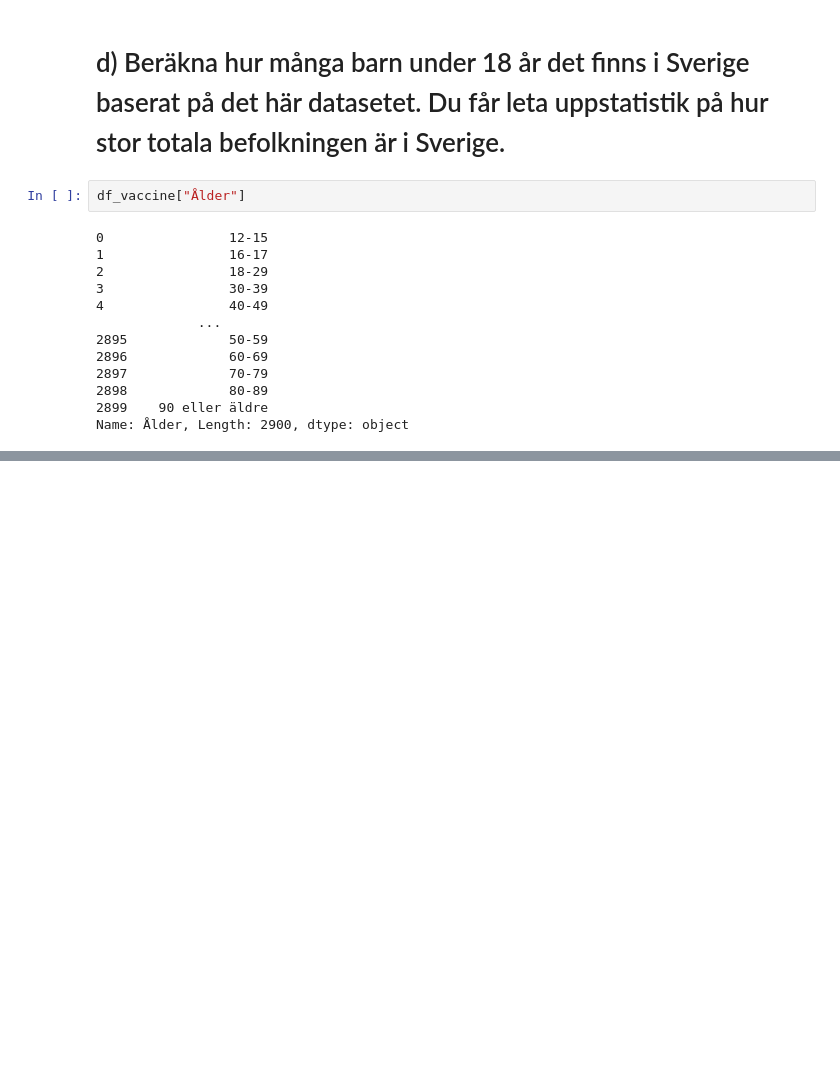
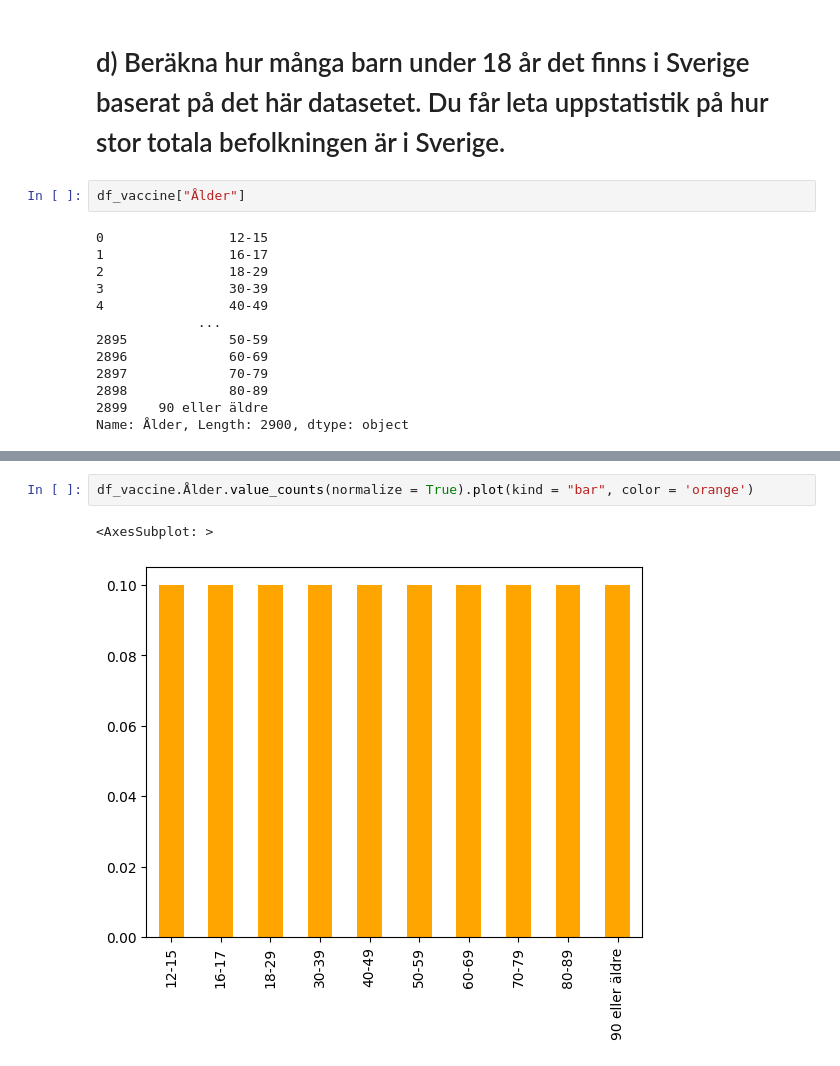
Before and after one commit to VineelaNedunuri/Databehandling-Vineela-Nedunuri, a Jupyter notebook: Labb/Uppgift2.ipynb, the cells around one changed output, grey strips where cells are left out. Saved outputs shown, nothing was run; the diff lists cells and outputs as text; blank space fills up the shorter version.

```diff
--- a/Labb/Uppgift2.ipynb
+++ b/Labb/Uppgift2.ipynb
@@ -128,0 +144,5 @@ df
+# %%
+df_vaccine.Ålder.value_counts(normalize = True).plot(kind = "bar", color = 'orange')
+# %% [output]
+<AxesSubplot: >
+[figure, added]
```
Also changed, not shown: parts of 9 cells of this notebook.
